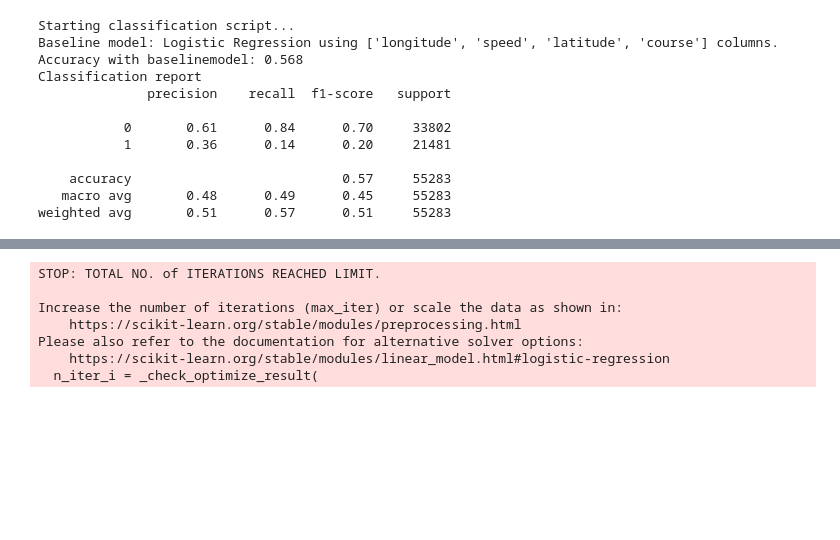
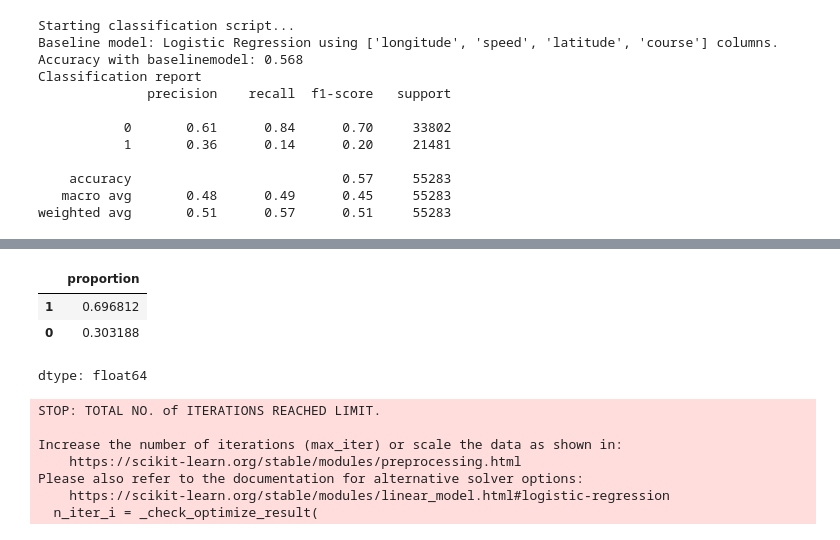
Before and after one commit to manuflores/fishing_classification_project, a Jupyter notebook: classifier.ipynb, the cells around one changed output, grey strips where cells are left out. Saved outputs shown, nothing was run; the diff lists cells and outputs as text; code cells hidden in the pictures; blank space fills up the shorter version.

```diff
--- a/classifier.ipynb
+++ b/classifier.ipynb
@@ -368 +398,8 @@ df = df[~df.isnull().any(axis=1)]
+# %%
+pd.Series(y_train[pcs[:,2]<0]).value_counts(True)
+# %% [output]
+|  | proportion |
+| 1 | 0.696812 |
+| 0 | 0.303188 |
+dtype: float64
 # %%
```
Also changed, not shown: parts of 5 cells of this notebook.
